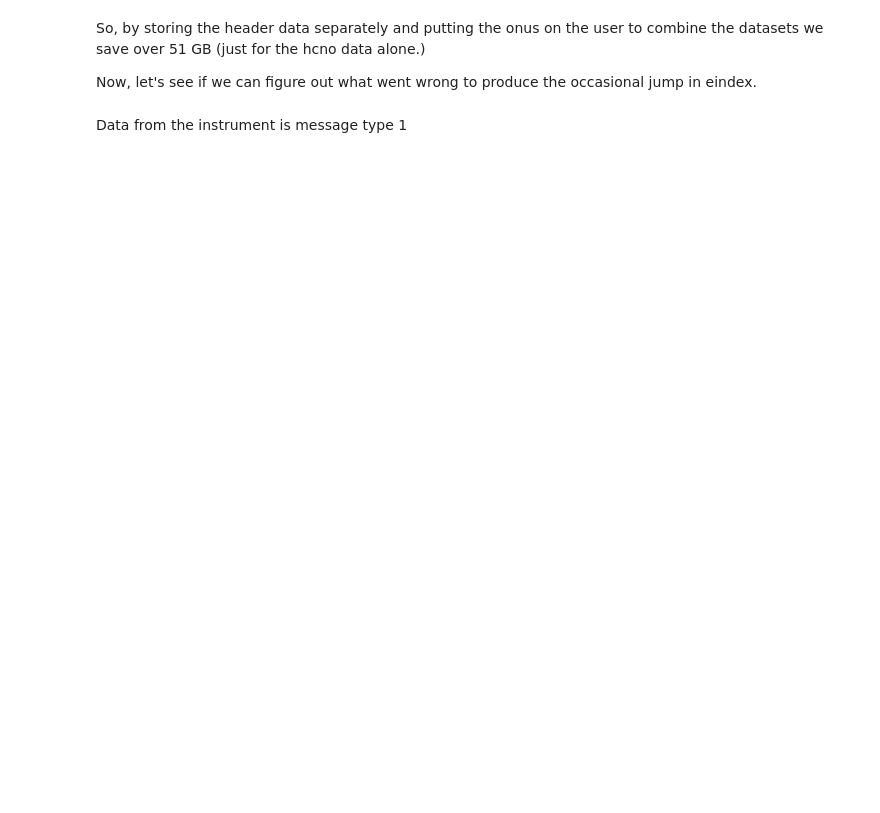
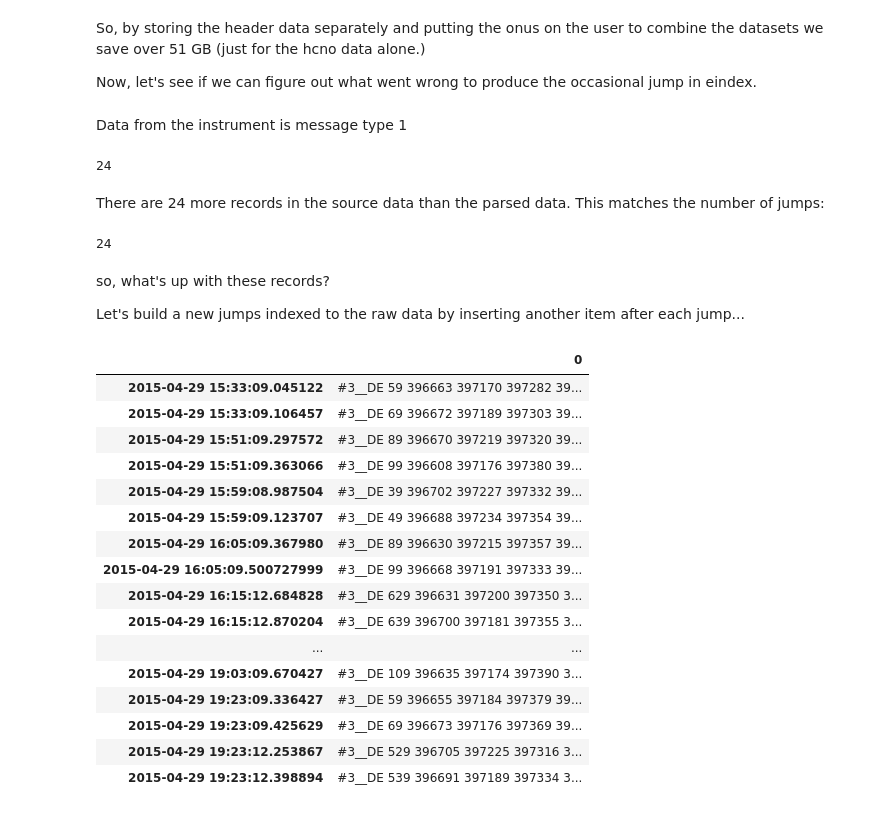
Before and after one commit to petercable/hpies_analysis, a Jupyter notebook: HPIES data analysis.ipynb, the cells around one changed output. Saved outputs shown, nothing was run; the diff lists cells and outputs as text; code cells hidden in the pictures; blank space fills up the shorter version.

```diff
--- a/HPIES data analysis.ipynb
+++ b/HPIES data analysis.ipynb
@@ -140,0 +142,68 @@ Data from the instrument is message type 1
+# %%
+import sys
+NEWLINE = '\r\n'
+records = []
+buf = ''
+
+for index, packet in enumerate(packets):
+    timestamp, data = packet
+    if index == 0:
+        tstamp = timestamp
+
+
+    buf += data[HEADER_SIZE:]
+    if NEWLINE in buf:
+        n_index = buf.index(NEWLINE)
+        records.append((tstamp, buf[:n_index]))
+        buf = buf[n_index+len(NEWLINE):]
+        tstamp = timestamp
+# %%
+HEF_records = [r for r in records if r[1].startswith('#3__DE')]
+times = np.array([r[0] for r in HEF_records]) - NTP_DIFF
+times = pd.to_datetime(times, unit='s')
+raw_hef_df = pd.DataFrame([r[1] for r in HEF_records], index=times)
+len(raw_hef_df) - len(joined)
+# %% [output]
+24
+# %% [markdown]
+There are 24 more records in the source data than the parsed data. This matches the number of jumps:
+# %%
+eindex = joined.hpies_eindex.values
+jumps = np.diff(eindex) == 20
+len(eindex[jumps])
+# %% [output]
+24
+# %% [markdown]
+so, what's up with these records?
+
+Let's build a new jumps indexed to the raw data by inserting another item after each jump...
+# %%
+new_jumps = []
+for jump in jumps:
+    new_jumps.append(jump)
+    if jump:
+        new_jumps.append(True)
+
+new_jumps.append(False)
+
+pd.set_option('max_colwidth',100)
+jump_df = raw_hef_df[new_jumps]
+jump_df
+# %% [output]
+|  | 0 |
+| 2015-04-29 15:33:09.045122 | #3__DE 59 396663 397170 397282 39... |
+| 2015-04-29 15:33:09.106457 | #3__DE 69 396672 397189 397303 39... |
+| 2015-04-29 15:51:09.297572 | #3__DE 89 396670 397219 397320 39... |
+| 2015-04-29 15:51:09.363066 | #3__DE 99 396608 397176 397380 39... |
+| 2015-04-29 15:59:08.987504 | #3__DE 39 396702 397227 397332 39... |
+| 2015-04-29 15:59:09.123707 | #3__DE 49 396688 397234 397354 39... |
+| 2015-04-29 16:05:09.367980 | #3__DE 89 396630 397215 397357 39... |
+| 2015-04-29 16:05:09.500727999 | #3__DE 99 396668 397191 397333 39... |
+| 2015-04-29 16:15:12.684828 | #3__DE 629 396631 397200 397350 3... |
+| 2015-04-29 16:15:12.870204 | #3__DE 639 396700 397181 397355 3... |
+| ... | ... |
+| 2015-04-29 19:03:09.670427 | #3__DE 109 396635 397174 397390 3... |
+| 2015-04-29 19:23:09.336427 | #3__DE 59 396655 397184 397379 39... |
+| 2015-04-29 19:23:09.425629 | #3__DE 69 396673 397176 397369 39... |
+| 2015-04-29 19:23:12.253867 | #3__DE 529 396705 397225 397316 3... |
+| 2015-04-29 19:23:12.398894 | #3__DE 539 396691 397189 397334 3... |
```
Also changed, not shown: parts of 15 cells of this notebook.
